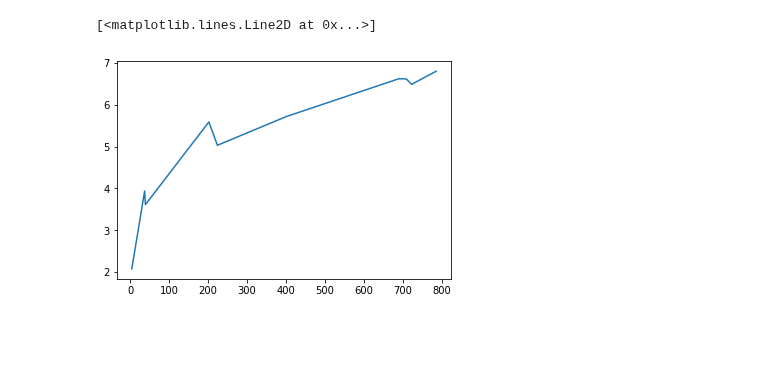
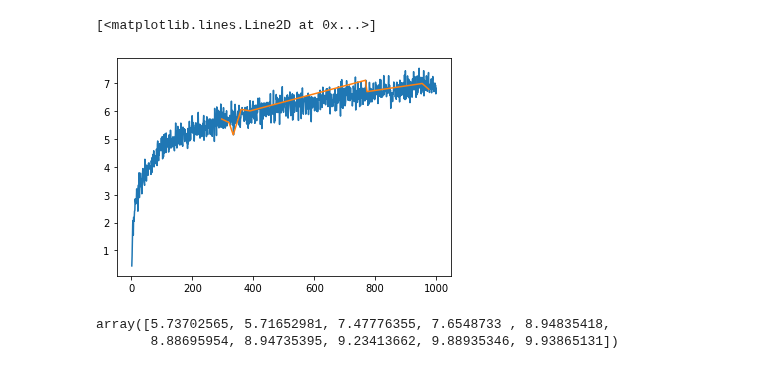
Before and after one commit to JairEsc/Mat_Apl_2, a Jupyter notebook: ML_T1_sencillo.ipynb, the cells around one changed output. Saved outputs shown, nothing was run; the diff lists cells and outputs as text; code cells hidden in the pictures; blank space fills up the shorter version.

```diff
--- a/ML_T1_sencillo.ipynb
+++ b/ML_T1_sencillo.ipynb
@@ -3,30 +3,34 @@
 # %%
 #Resolvamos el problema original.
 import numpy as np
 import matplotlib.pyplot as plt
 def GD_N(theta,alpha,eta,nIter, grad,stop_crit=10**(-4)):
     p     = np.zeros(theta.shape)
-    Theta=[]
-
+    Theta=[theta]
     for t in range(nIter):
         pre_theta = theta - 2.0*alpha*p
         g = grad(pre_theta)
+        p = 0.5*(g + eta*p)
         if(np.linalg.norm(g)<stop_crit):
+            if(t==0):
+                print("No hizo nada\n")
             break
-        p = 0.5*(g + eta*p)
         theta = theta - alpha*p
         Theta.append(theta)
+    print("Iteraciones: ",t)
     return Theta[-1]
 np.random.seed(0)
-x=np.linspace(1,1000,1000)
+n=1000
+x=np.linspace(1,n,n)
 y=np.log(x)+np.random.normal(0,.25,size=len(x))
 from numpy.random import default_rng
 m=10
 x_m=np.sort(default_rng().choice(np.arange(0, len(x)), size=m, replace=False))
 y_m=y[x_m]
+plt.plot(x,y)
 plt.plot(x_m,y_m)
 # %% [output]
 [<matplotlib.lines.Line2D at 0x...>]
-[figure, old version]
+[figure, new version]
 # %%
 def matriz_phi_sigma(sigma):
@@ -37,7 +41,10 @@ def matriz_phi_sigma(sigma):
     return M
 # %%
 def solve_for_alphas(M):
-    return np.dot(np.dot(np.linalg.inv(np.dot(M.T,M)),M.T),y_m)
-M=matriz_phi_sigma(np.repeat(1,10))
-alph=solve_for_alphas(M)
+    return np.dot(np.dot(np.linalg.inv(np.dot(M.T,M)),M.T),y)
+solve_for_alphas(matriz_phi_sigma(np.repeat(1,m)))
+
 #Asi ya puedo resolver para alpha, dado sigma.
+# %% [output]
+array([5.73702565, 5.71652981, 7.47776355, 7.6548733 , 8.94835418,
+       8.88695954, 8.94735395, 9.23413662, 9.88935346, 9.93865131])
```
Also changed, not shown: parts of 6 cells of this notebook.
